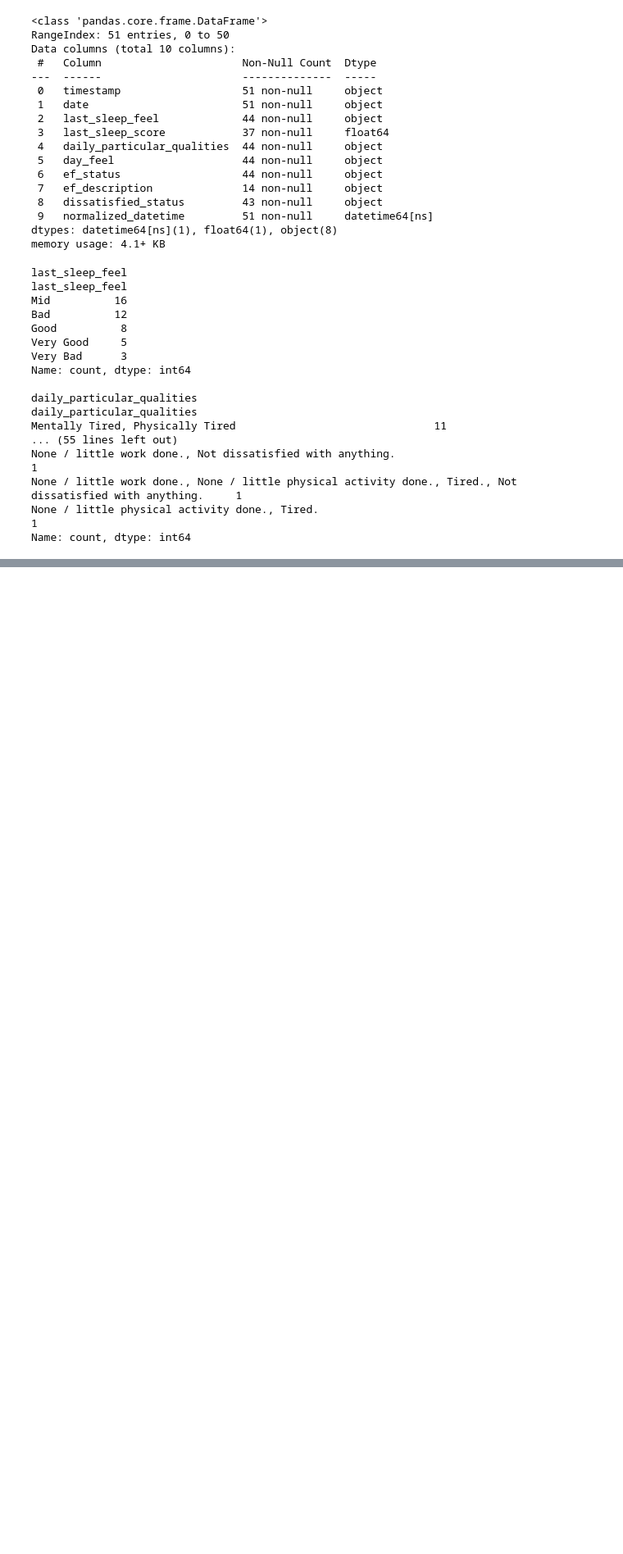
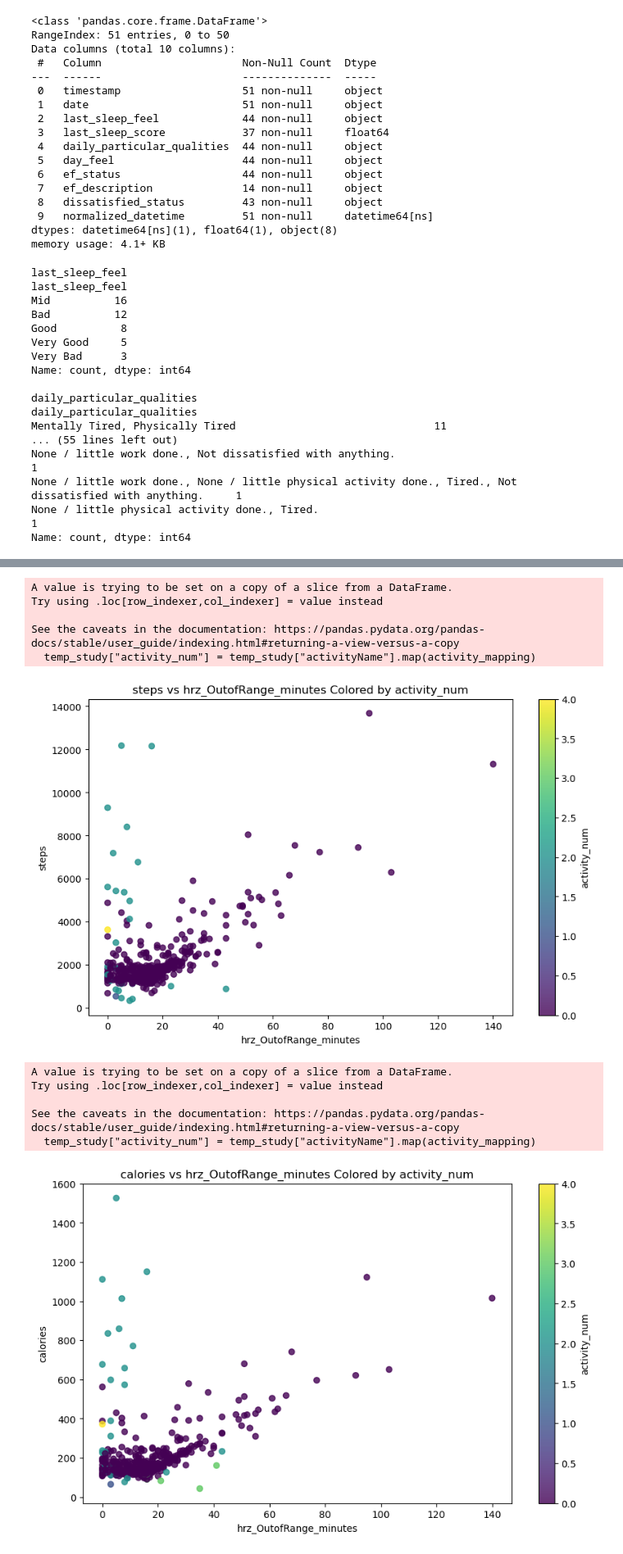
Before and after one commit to Saatvik1/Fishbit, a Jupyter notebook: notebooks/7.0-ss-secondaryEDA.ipynb, the cells around one changed output, grey strips where cells are left out. Shown at 82% size. Cells and saved outputs as stored; diff of their text form; code cells hidden in the pictures; blank space fills up the shorter version.

```diff
--- a/notebooks/7.0-ss-secondaryEDA.ipynb
+++ b/notebooks/7.0-ss-secondaryEDA.ipynb
@@ -365,0 +422,3 @@ dissatisfied_sentiment_mapping = {
+# %%
+temp_study_num.drop(columns=['hrz_OutofRange_calories', 'activeDuration'], inplace=True)
+temp_study.drop(columns=['hrz_OutofRange_calories', 'activeDuration'], inplace=True)
@@ -365,0 +430,44 @@ dissatisfied_sentiment_mapping = {
+# %%
+
+
+def scatter_plot_activity_task_one(temp_study, x_col, y_col, color_col):
+
+    activity_mapping = {activity: i for i, activity in enumerate(temp_study["activityName"].unique())}
+    temp_study["activity_num"] = temp_study["activityName"].map(activity_mapping)
+
+    plt.figure(figsize=(10, 6))
+    scatter = plt.scatter(
+        temp_study[x_col],
+        temp_study[y_col],
+        c=temp_study[color_col],  # Color points by the values in the third column
+        cmap="viridis",  # Use a colormap (e.g., 'viridis', 'coolwarm', etc.)
+        alpha=0.8,  # Transparency of points
+    )
+    plt.colorbar(scatter, label=color_col)  # Add a colorbar
+    plt.title(f"{y_col} vs {x_col} Colored by {color_col}")
+    plt.xlabel(x_col)
+    plt.ylabel(y_col)
+    plt.show()
+
+x_col = 'hrz_OutofRange_minutes'
+y_col = 'steps'
+y_col2 = 'calories'
+color_col = 'activity_num'
+
+scatter_plot_activity_task_one(temp_study, x_col, y_col, color_col)
+scatter_plot_activity_task_one(temp_study, x_col, y_col2, color_col)
+scatter_plot_activity_task_one(temp_study[temp_study['activityName'] != "Walk"], x_col, y_col, color_col)
+scatter_plot_activity_task_one(temp_study[temp_study['activityName'] != "Walk"], x_col, y_col2, color_col)
+# %% [output]
+A value is trying to be set on a copy of a slice from a DataFrame.
+Try using .loc[row_indexer,col_indexer] = value instead
+
+See the caveats in the documentation: https://pandas.pydata.org/pandas-docs/stable/user_guide/indexing.html#returning-a-view-versus-a-copy
+  temp_study["activity_num"] = temp_study["activityName"].map(activity_mapping)
+[figure, added]
+A value is trying to be set on a copy of a slice from a DataFrame.
+Try using .loc[row_indexer,col_indexer] = value instead
+
+See the caveats in the documentation: https://pandas.pydata.org/pandas-docs/stable/user_guide/indexing.html#returning-a-view-versus-a-copy
+  temp_study["activity_num"] = temp_study["activityName"].map(activity_mapping)
+[figure, added]
```
Also changed, not shown: parts of 18 cells of this notebook, 1 other file.
